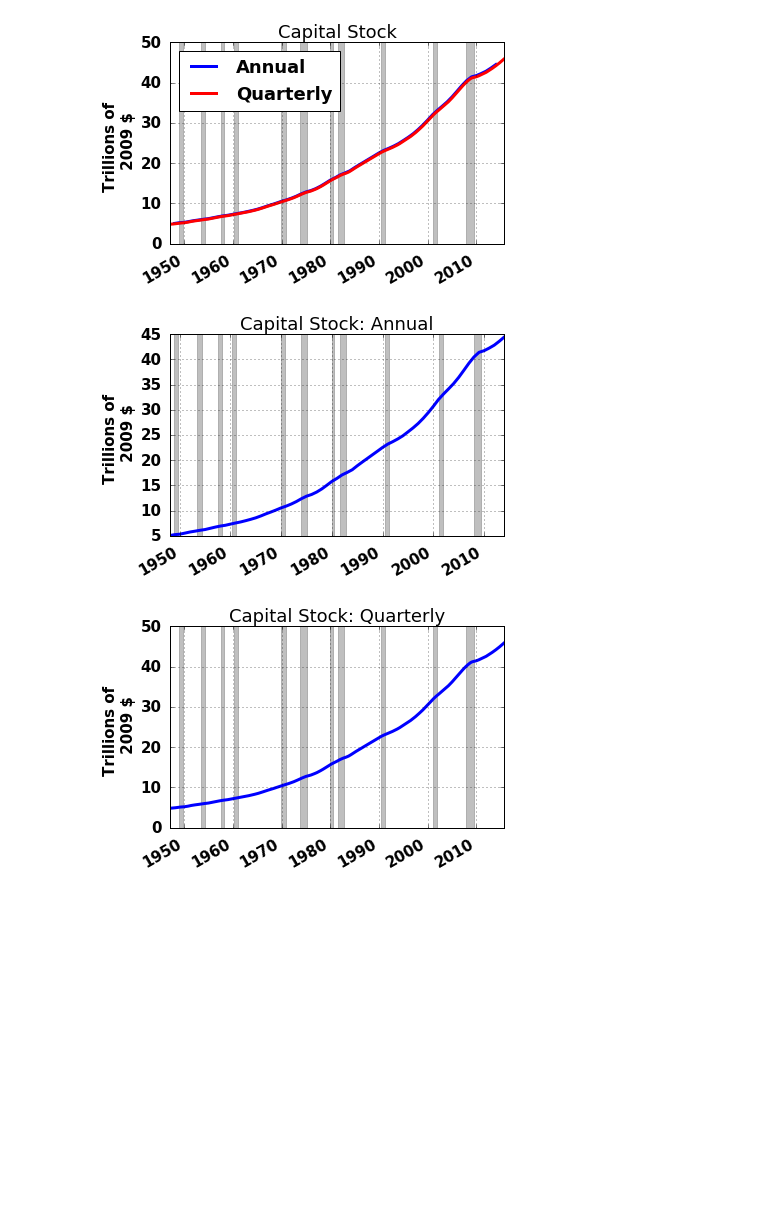
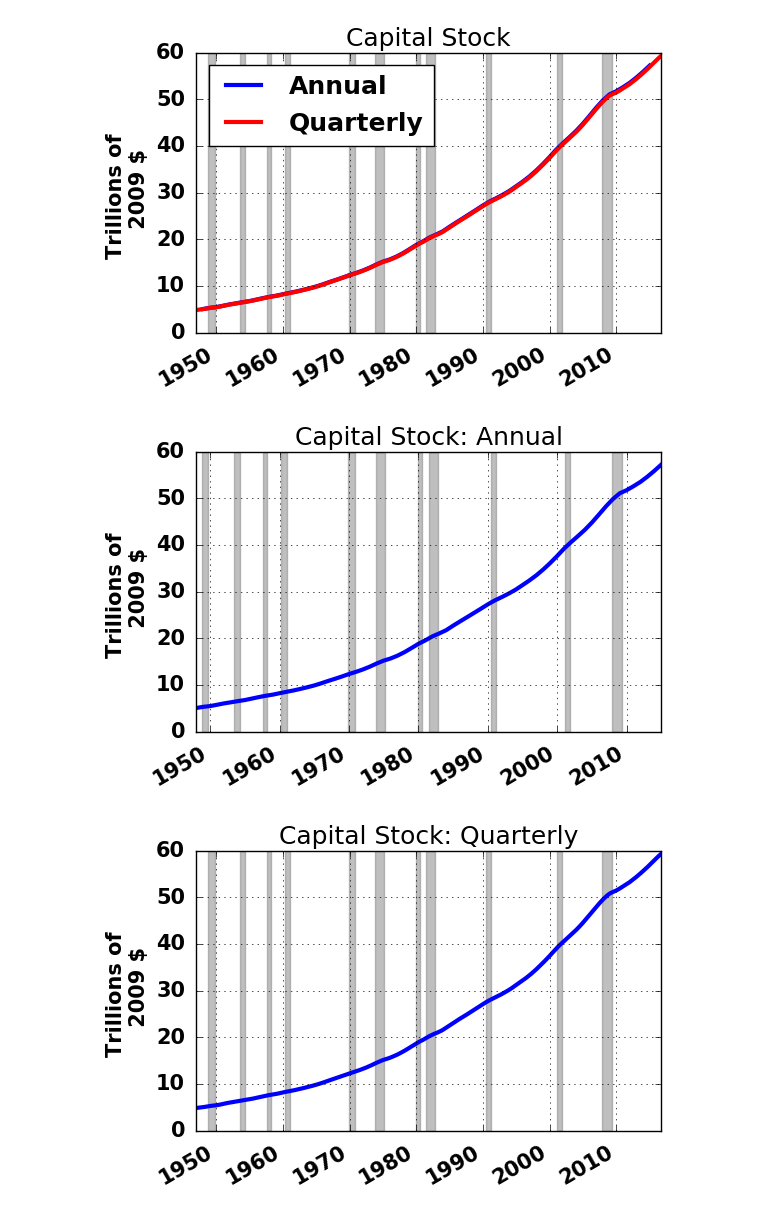
Before and after one commit to msilva913/economic-data, a Jupyter notebook: usProductionData/python/usProductionData.ipynb, the cells around one changed output. Saved outputs shown, nothing was run; the diff lists cells and outputs as text; code cells hidden in the pictures; blank space fills up the shorter version.

Commit message:
updated us production data

```diff
--- a/usProductionData/python/usProductionData.ipynb
+++ b/usProductionData/python/usProductionData.ipynb
@@ -132,21 +135,24 @@ if output_solow == True:
 
 # 3.2 form the ratios of depreciation and investment to output
 # depreciationYRatio= np.mean([d/y for d,y in zip(depreciationA.data,gdpA.data)])
-iYRatio = np.mean([i/y for i,y in zip(investmentA.data,gdpA.data)])
+iYRatio = np.mean(investmentA.data/gdpA.data)
 
 
 # 3.3 compute the annual growth rates of output and investment
-growthY = (gdpA.data[-1]/gdpA.data[0])**(1/TA)-1
-growthI = (investmentA.data[-1]/investmentA.data[0])**(1/TA)-1
+growthY = (gdpA.data[-1]/gdpA.data[0])**(1/(TA-1))-1
+growthI = (investmentA.data[-1]/investmentA.data[0])**(1/(TA-1))-1
+growthL = (laborA.data[-1]/laborA.data[0])**(1/(TA-1))-1
 
 g = growthY
+n = growthL
 
 # 3.4 Compute delta based on requirement that K/Y = 2.5
-delta = iYRatio/2.5-g
+delta = iYRatio/2.5-g-n
 
 # 3.5 print the computed rates for inspection
 print('gI:'   ,growthI)
 print('gY:'   ,growthY)
+print('gL:'   ,growthL)
 print('delta:',delta)
 print('s:', iYRatio)
 print('g:', g)
@@ -160,53 +167,53 @@ g: 0.0313341651248
 # 4. Implement the perpetual inventory method
 
 # 4.1 Annual capital series
-k0A = gdpA.data[0]*iYRatio/(delta + g)
-capitalA.data = capitalSeries(investmentA.data,k0A,delta=0.0375)
+k0A = gdpA.data[0]*iYRatio/(delta + g + n)
+capitalA.data = capitalSeries(investmentA.data,k0A,delta)
 
 # 4.2 Quarterly capital series
-k0Q = gdpQ.data[0]*iYRatio/(delta + g)
+k0Q = gdpQ.data[0]*iYRatio/(delta + g + n)
 capitalQ.data = capitalSeries(investmentQ4.data,k0Q,delta/4)
 # %%
 # 5. Plot the capital series. Note that the annual and quarterly series should and do align approximately.
 
 fig = plt.figure()
 ax = fig.add_subplot(1,1,1)
-ax.plot_date(capitalA.datenumbers,capitalA.data/1000,'b-',lw = 3)
-ax.plot_date(capitalQ.datenumbers,capitalQ.data/1000,'r-',lw = 3)
+ax.plot_date(capitalA.datetimes,capitalA.data/1000,'b-',lw = 3)
+ax.plot_date(capitalQ.datetimes,capitalQ.data/1000,'r-',lw = 3)
 ax.xaxis.set_major_locator(years10)
 ax.set_ylabel('Trillions of \n '+baseYear+' $')
 capitalA.recessions()
 fig.autofmt_xdate()
 plt.title('Capital Stock')
 ax.legend(['Annual','Quarterly'],loc='upper left')
 ax.grid(True)
 # plt.savefig('fig_US_Production_Capital_QA.png',bbox_inches='tight')
 
 fig = plt.figure()
 ax = fig.add_subplot(1,1,1)
-ax.plot_date(capitalA.datenumbers,capitalA.data/1000,'b-',lw = 3)
+ax.plot_date(capitalA.datetimes,capitalA.data/1000,'b-',lw = 3)
 ax.xaxis.set_major_locator(years10)
 ax.set_ylabel('Trillions of \n '+baseYear+' $')
 capitalA.recessions()
 fig.autofmt_xdate()
 plt.title('Capital Stock: Annual')
 ax.grid(True)
 # plt.savefig('fig_US_Production_Capital_A.png',bbox_inches='tight')
 
 fig = plt.figure()
 ax = fig.add_subplot(1,1,1)
-ax.plot_date(capitalQ.datenumbers,capitalQ.data/1000,'b-',lw = 3)
+ax.plot_date(capitalQ.datetimes,capitalQ.data/1000,'b-',lw = 3)
 ax.xaxis.set_major_locator(years10)
 ax.set_ylabel('Trillions of \n '+baseYear+' $')
 capitalA.recessions()
 fig.autofmt_xdate()
 plt.title('Capital Stock: Quarterly')
 ax.grid(True)
 # plt.savefig('../img/fig_US_Production_Capital_A.png',bbox_inches='tight')
 # %% [output]
-[figure, old version]
+[figure, new version]
-[figure, old version]
+[figure, new version]
-[figure, old version]
+[figure, new version]
 # %%
 # 6. Save data to csv files
 
```
Also changed, not shown: parts of 6 cells of this notebook, 8 other files.
